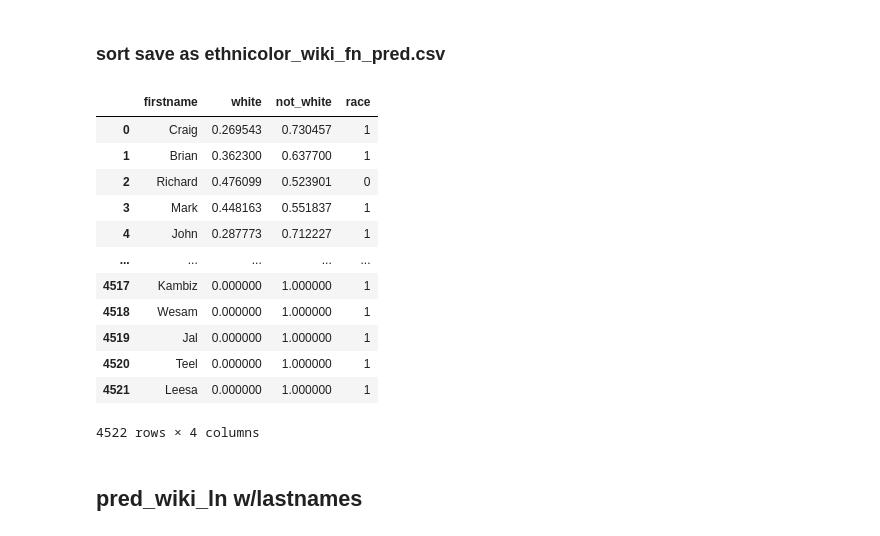
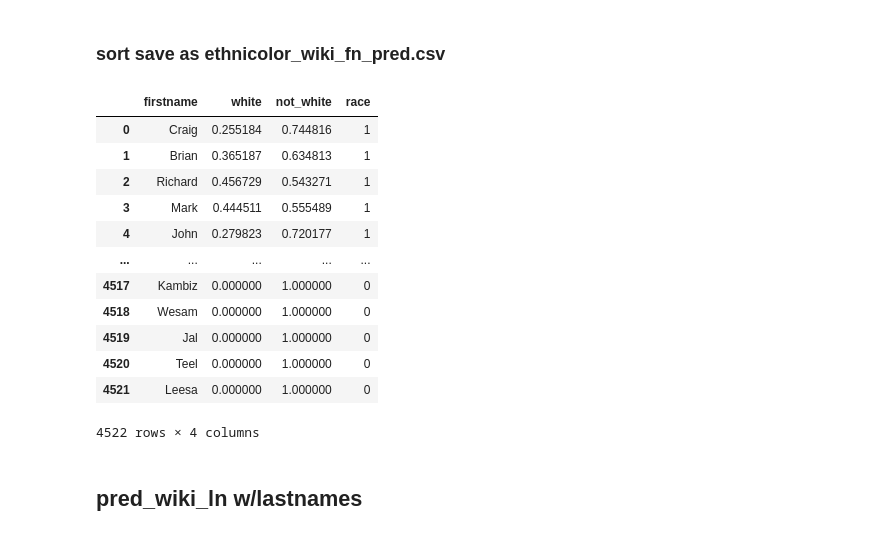
Before and after one commit to DSPG-Young-Scholars-Program/dspg23businessclimate, a Jupyter notebook: codes/NLPpredict.ipynb, the cells around one changed output. Cells and saved outputs as stored; diff of their text form; code cells hidden in the pictures.

```diff
--- a/codes/NLPpredict.ipynb
+++ b/codes/NLPpredict.ipynb
@@ -169,9 +172,9 @@ ldf = pred_census_ln(lname, l, 2010)
 # %%
 
 #using the pred_census_ln(lname, l, 2010) data frame w/ prediction, i am transforming the data into something useful for the proj.
-transdf = pd.DataFrame(ldf, columns=[l, 'white'])
-notw = list(1-transdf['white'])
-transdf['not_white'] = notw
+dd = pd.DataFrame(ldf, columns=[l, 'white'])
+notw = list(1-dd['white'])
+dd['not_white'] = notw
 
 race = list(list(ldf['race']))
 
@@ -181,17 +184,17 @@ for r in race:
 newlist
 
 correct = []
-for i in newlist:
-    if i != 'white':
-       #print(i,True)
-       correct.append(1)
-    if i == 'white':
-       #print(i, False)
-       correct.append(0)
-correct
+for n in list(dd['not_white']):
+    if .50 < n < 1.00:
+        #print(True)
+        correct.append(1)
+    else:
+        #print(False)
+        correct.append(0)
 
-transdf['race'] = correct
-transdf
+
+dd['race'] = correct
+dd
 
 
 #i can do this for the firstname input of the function upon request as well
@@ -255,42 +252,40 @@ whitelist = ['GreaterEuropean,WestEuropean,Italian', 'GreaterEuropean,WestEurope
 # %%
 #sort into binary classification
 
 testfndf = pd.DataFrame(wikifirstdf, columns=[f])
 testfndf['white'] = wikifirstdf[white].sum(axis=1)
 testfndf['not_white'] = 1- testfndf['white']
 testfndf['race'] = wikifirstdf['race']
 
 
-racelistfn = list(testfndf['race'])
-
 race = []
 
-for r in racelistfn:
-    if r not in whitelist:
+for n in list(testfndf['not_white']):
+    if .50 < n < 1.00:
         #print(True)
         race.append(1)
     else:
         #print(False)
         race.append(0)
 
 testfndf['race'] = race
 testfndf
 #save as ethnicolor_wiki_fn_predictions.csv
 #null values:
-#defalut is 1.00 not_white and for thre race column thats automatcially gunna be 1
+#defalut is 1.00 not_white and for thre race column, but the defult od race column will be zero : white and not a minority
 # %% [output]
 |  | firstname | white | not_white | race |
-| 0 | Craig | 0.269543 | 0.730457 | 1 |
-| 1 | Brian | 0.362300 | 0.637700 | 1 |
-| 2 | Richard | 0.476099 | 0.523901 | 0 |
-| 3 | Mark | 0.448163 | 0.551837 | 1 |
-| 4 | John | 0.287773 | 0.712227 | 1 |
+| 0 | Craig | 0.255184 | 0.744816 | 1 |
+| 1 | Brian | 0.365187 | 0.634813 | 1 |
+| 2 | Richard | 0.456729 | 0.543271 | 1 |
+| 3 | Mark | 0.444511 | 0.555489 | 1 |
+| 4 | John | 0.279823 | 0.720177 | 1 |
 | ... | ... | ... | ... | ... |
-| 4517 | Kambiz | 0.000000 | 1.000000 | 1 |
-| 4518 | Wesam | 0.000000 | 1.000000 | 1 |
-| 4519 | Jal | 0.000000 | 1.000000 | 1 |
-| 4520 | Teel | 0.000000 | 1.000000 | 1 |
-| 4521 | Leesa | 0.000000 | 1.000000 | 1 |
+| 4517 | Kambiz | 0.000000 | 1.000000 | 0 |
+| 4518 | Wesam | 0.000000 | 1.000000 | 0 |
+| 4519 | Jal | 0.000000 | 1.000000 | 0 |
+| 4520 | Teel | 0.000000 | 1.000000 | 0 |
+| 4521 | Leesa | 0.000000 | 1.000000 | 0 |
 4522 rows × 4 columns
 # %% [markdown]
 ## pred_wiki_ln w/lastnames
```
Also changed, not shown: parts of 18 cells of this notebook, 1 other file.
